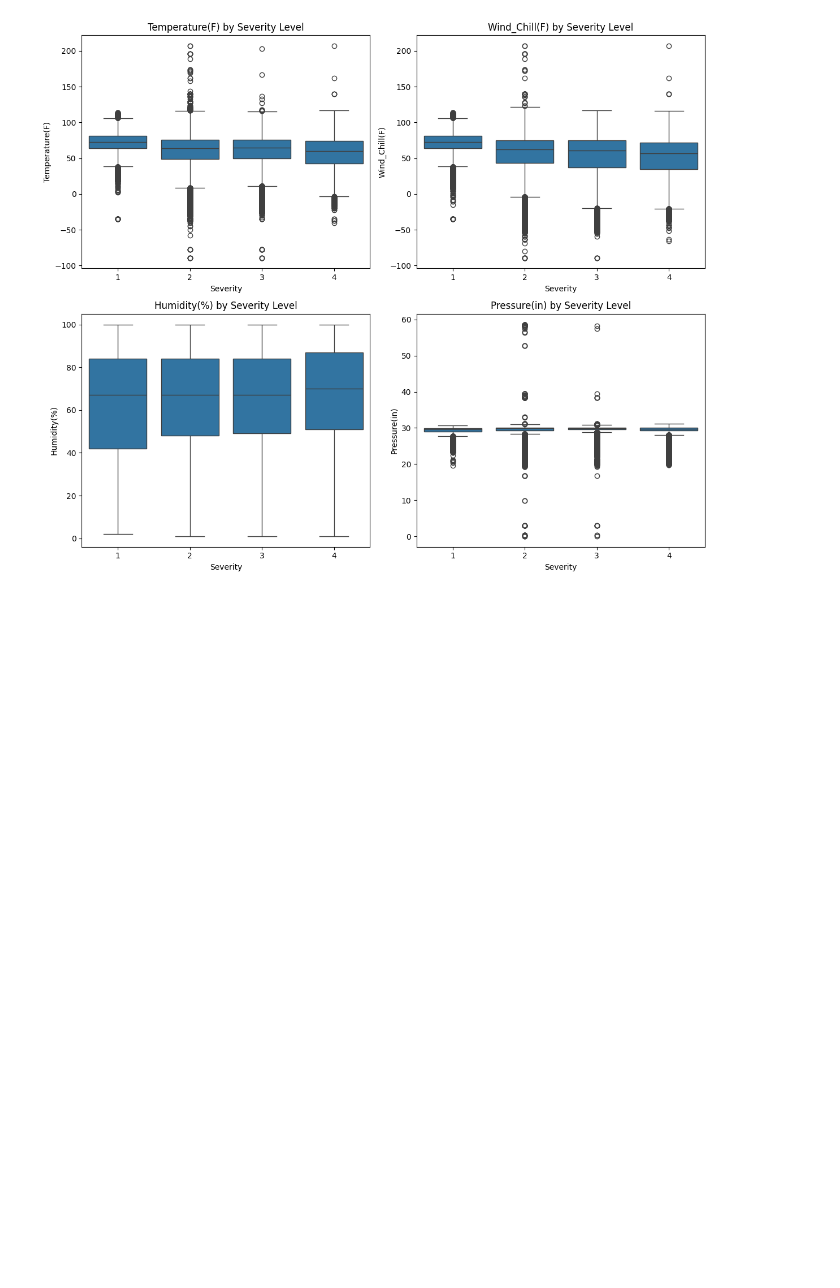
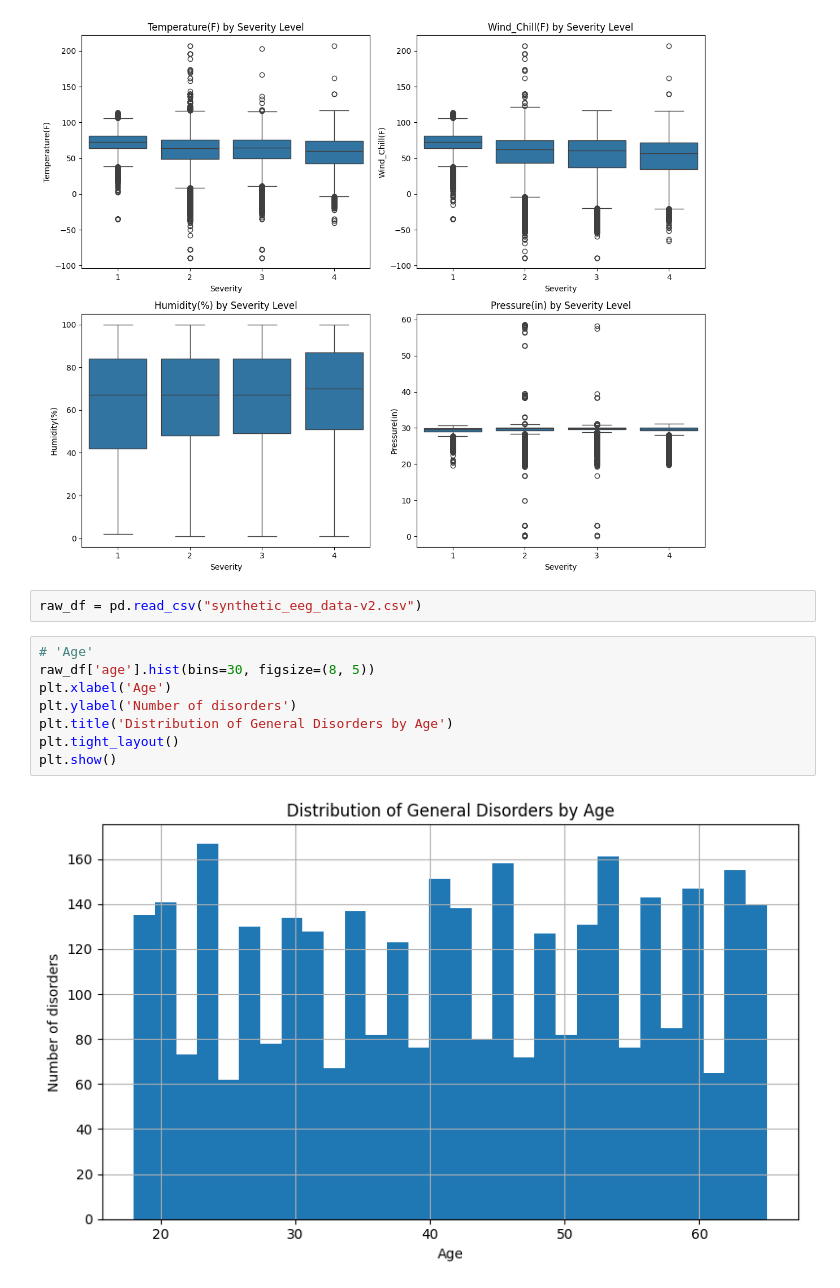
Before and after one commit to liw3n/us_accidents_analysis, a Jupyter notebook: weather_analysis.ipynb, the cells around one changed output. Cells and saved outputs as stored; diff of their text form; blank space fills up the shorter version.

```diff
--- a/weather_analysis.ipynb
+++ b/weather_analysis.ipynb
@@ -321,3 +321,15 @@ plt.tight_layout()
 plt.show()
 # %% [output]
 [figure]
+# %%
+raw_df = pd.read_csv("synthetic_eeg_data-v2.csv")
+# %%
+# 'Age'
+raw_df['age'].hist(bins=30, figsize=(8, 5))
+plt.xlabel('Age')
+plt.ylabel('Number of disorders')
+plt.title('Distribution of General Disorders by Age')
+plt.tight_layout()
+plt.show()
+# %% [output]
+[figure, added]
```
Also changed, not shown: 4 other files.
